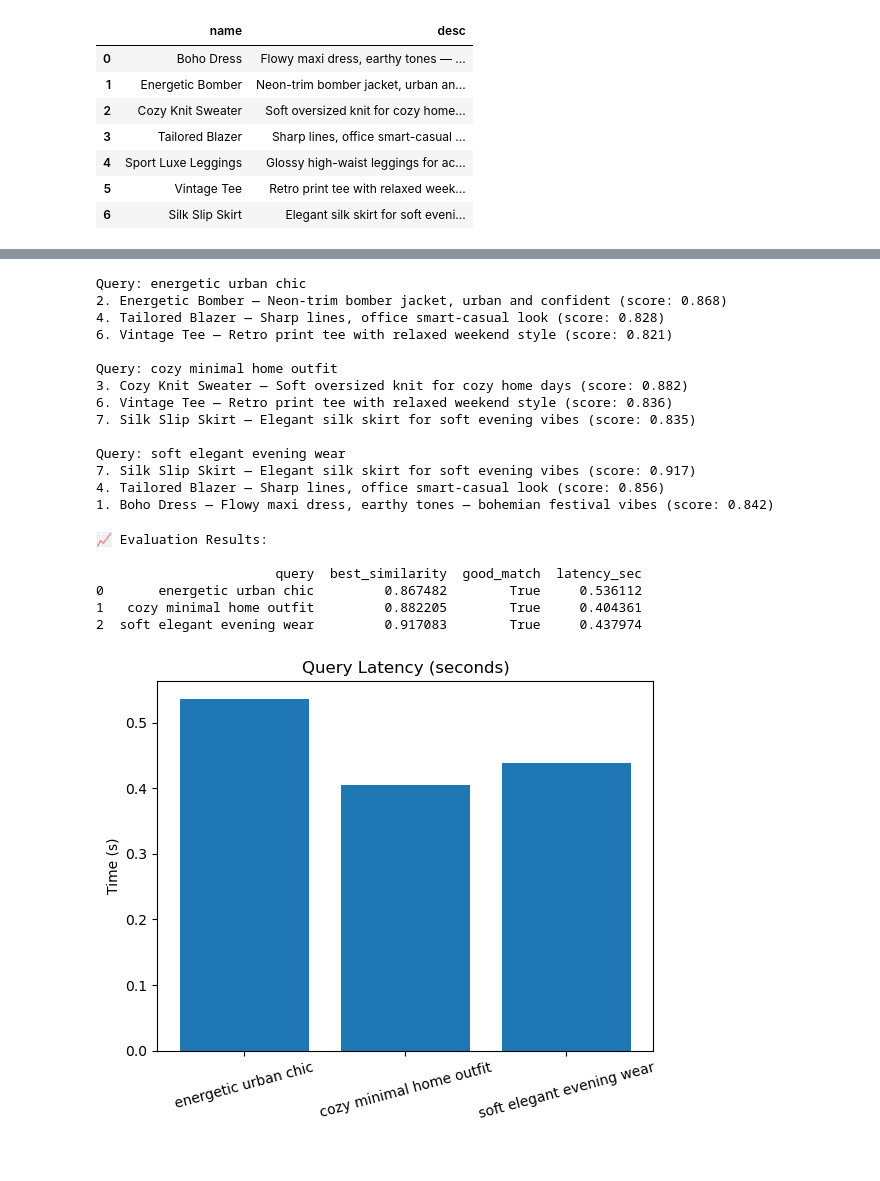
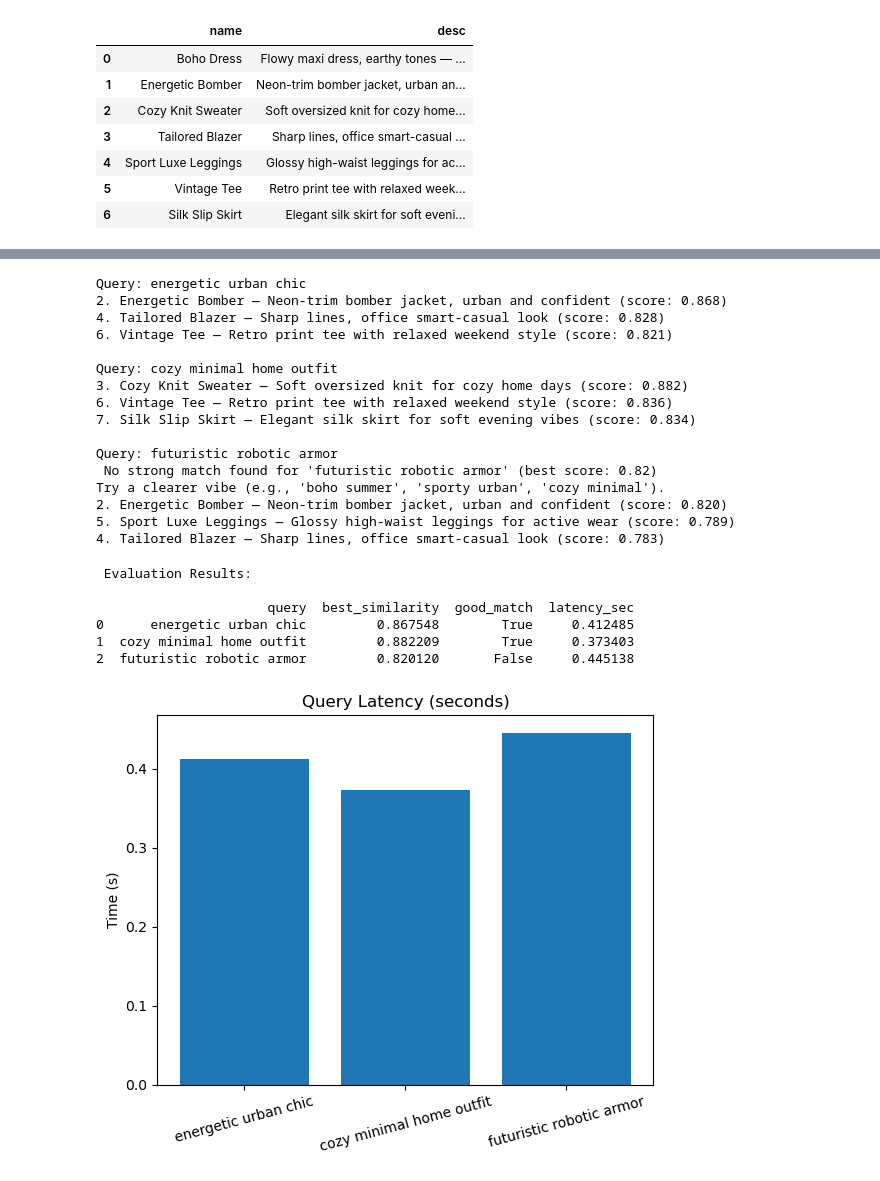
Before and after one commit to imDevansh3/Vibe_matcher_fashion, a Jupyter notebook: vibe_match.ipynb, the cells around one changed output, grey strips where cells are left out. Drawn from its saved outputs; the diff is of its cells as text; code cells hidden in the pictures.

```diff
--- a/vibe_match.ipynb
+++ b/vibe_match.ipynb
@@ -70,31 +59,38 @@ print("✅ Embeddings created successfully!")
 # %%
-def vibe_matcher(query, top_k=3):
-    """
-    Takes a user 'vibe' text query and returns the top_k matching fashion items.
-    """
-    # Embed the query using the same function
+def vibe_matcher(query, top_k=3, threshold=0.6):
+    #Embed the user query
     q_emb = np.array(get_embedding(query))
     all_emb = np.vstack(df["embedding"].values)
 
-    # Compute cosine similarity
+    #Compute cosine similarities between query and all product embeddings
     sims = cosine_similarity([q_emb], all_emb)[0]
+
+    #Attach similarity scores to dataframe
     df_result = df.copy()
     df_result["similarity"] = sims
 
-    # Sort and return top results
+    #Sort by similarity (descending) and take top-k results
     top_results = df_result.sort_values("similarity", ascending=False).head(top_k)
+
+    #Fallback handling — if best match < threshold
+    best_score = top_results.iloc[0]["similarity"]
+    if best_score < threshold:
+        print(f" No strong match found for '{query}' (best score: {best_score:.2f})")
+        print("Try a clearer vibe (e.g., 'boho summer', 'sporty urban', 'cozy minimal').")
+
+    #Return top-k ranked results
     return top_results
 # %%
-# Test a few example vibe queries
+# Testing few example vibe queries
 queries = [
     "energetic urban chic",
     "cozy minimal home outfit",
-    "soft elegant evening wear"
+    "futuristic robotic armor"
 ]
 
 for q in queries:
     print(f"\nQuery: {q}")
-    top_items = vibe_matcher(q)
+    top_items = vibe_matcher(q, threshold=0.83)
     for i, row in top_items.iterrows():
         print(f"{i+1}. {row['name']} — {row['desc']} (score: {row['similarity']:.3f})")
 # %% [output]
@@ -106,46 +102,50 @@ Query: energetic urban chic
 Query: cozy minimal home outfit
 3. Cozy Knit Sweater — Soft oversized knit for cozy home days (score: 0.882)
 6. Vintage Tee — Retro print tee with relaxed weekend style (score: 0.836)
-7. Silk Slip Skirt — Elegant silk skirt for soft evening vibes (score: 0.835)
+7. Silk Slip Skirt — Elegant silk skirt for soft evening vibes (score: 0.834)
 
-Query: soft elegant evening wear
-7. Silk Slip Skirt — Elegant silk skirt for soft evening vibes (score: 0.917)
-4. Tailored Blazer — Sharp lines, office smart-casual look (score: 0.856)
-1. Boho Dress — Flowy maxi dress, earthy tones — bohemian festival vibes (score: 0.842)
+Query: futuristic robotic armor
+ No strong match found for 'futuristic robotic armor' (best score: 0.82)
+Try a clearer vibe (e.g., 'boho summer', 'sporty urban', 'cozy minimal').
+2. Energetic Bomber — Neon-trim bomber jacket, urban and confident (score: 0.820)
+5. Sport Luxe Leggings — Glossy high-waist leggings for active wear (score: 0.789)
+4. Tailored Blazer — Sharp lines, office smart-casual look (score: 0.783)
 # %%
 import time
 from timeit import default_timer as timer
 import matplotlib.pyplot as plt
 
+
+# storing results
 results = []
 for q in queries:
     start = timer()
     top = vibe_matcher(q)
     end = timer()
     best = float(top["similarity"].max())
     results.append({
         "query": q,
         "best_similarity": best,
-        "good_match": best > 0.7,
+        "good_match": best > 0.85,
         "latency_sec": end - start
     })
 
 # Display metrics
 metrics_df = pd.DataFrame(results)
-print("\n📈 Evaluation Results:\n")
+print("\n Evaluation Results:\n")
 print(metrics_df)
 
 # Plot latency for each query
 plt.bar(metrics_df["query"], metrics_df["latency_sec"])
 plt.title("Query Latency (seconds)")
 plt.ylabel("Time (s)")
 plt.xticks(rotation=15)
 plt.show()
 # %% [output]
-📈 Evaluation Results:
+ Evaluation Results:
 
-                       query  best_similarity  good_match  latency_sec
-0       energetic urban chic         0.867482        True     0.536112
-1   cozy minimal home outfit         0.882205        True     0.404361
-2  soft elegant evening wear         0.917083        True     0.437974
+                      query  best_similarity  good_match  latency_sec
+0      energetic urban chic         0.867548        True     0.412485
+1  cozy minimal home outfit         0.882209        True     0.373403
+2  futuristic robotic armor         0.820120       False     0.445138
-[figure, old version]
+[figure, new version]
```
Also changed, not shown: parts of 4 cells of this notebook, 2 other files.
